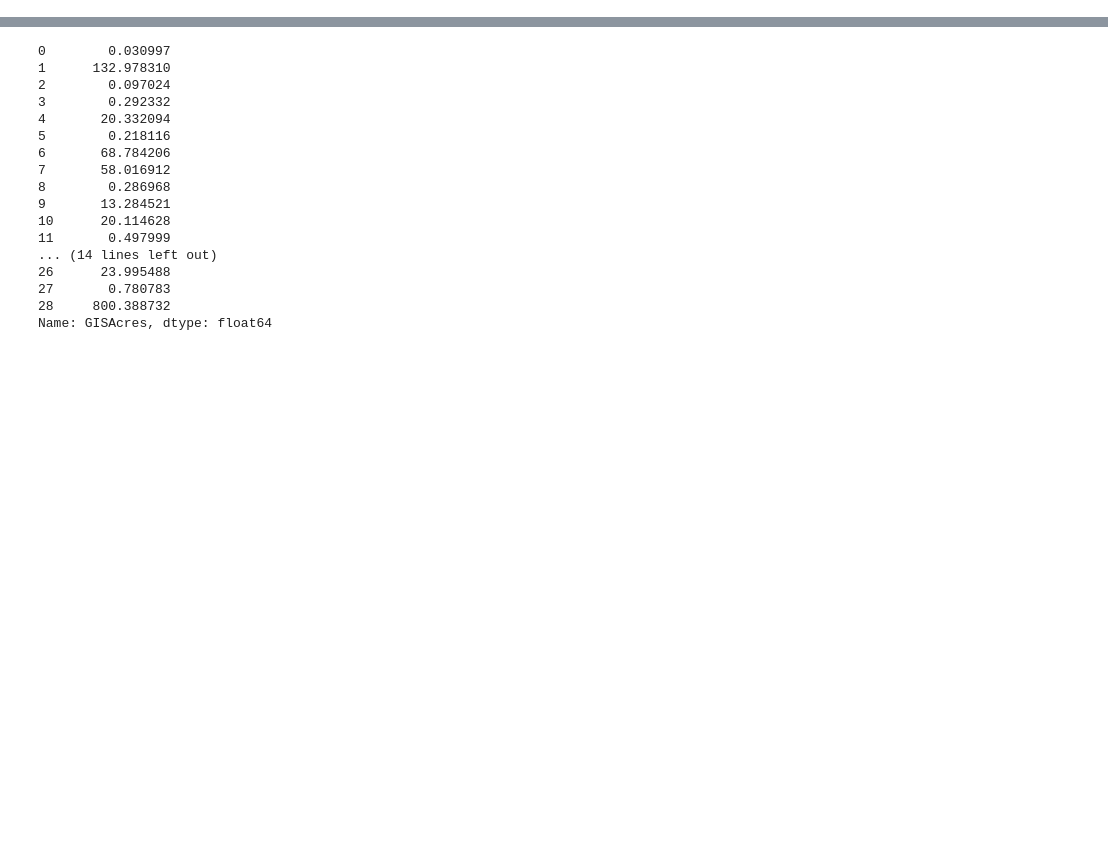
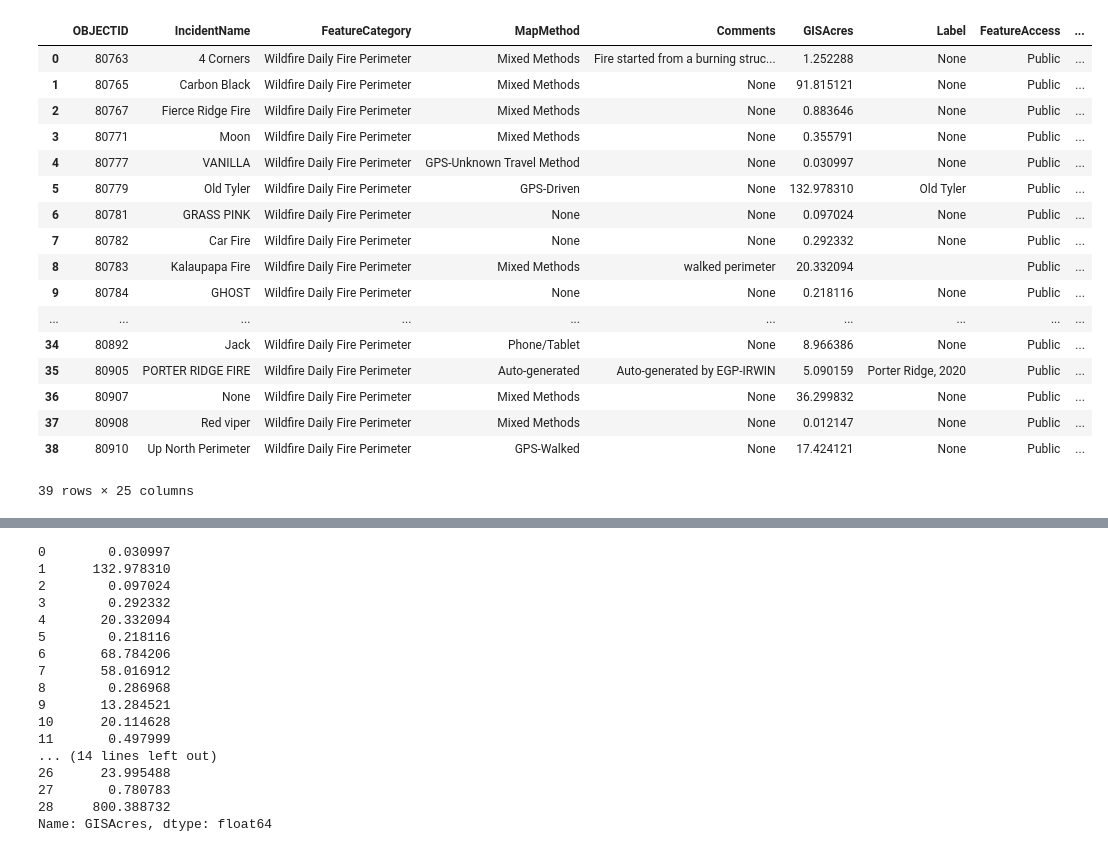
Before and after one commit to lchutny/wildfireplus, a Jupyter notebook: website/flask_test.ipynb, the cells around one changed output, grey strips where cells are left out. Drawn from its saved outputs; the diff is of its cells as text; code cells hidden in the pictures; blank space fills up the shorter version.

Commit message:
fire table and content updates

```diff
--- a/website/flask_test.ipynb
+++ b/website/flask_test.ipynb
@@ -398,3 +394,24 @@ geo_fire
 url = 'https://opendata.arcgis.com/datasets/5da472c6d27b4b67970acc7b5044c862_0.geojson'
 # geo_data = requests.get(url).json()
 geo_data = gpd.read_file(url)
+# %%
+geo_data
+# %% [output]
+|  | OBJECTID | IncidentName | FeatureCategory | MapMethod | Comments | GISAcres | Label | FeatureAccess | ... |
+| 0 | 80763 | 4 Corners | Wildfire Daily Fire Perimeter | Mixed Methods | Fire started from a burning struc... | 1.252288 | None | Public | ... |
+| 1 | 80765 | Carbon Black | Wildfire Daily Fire Perimeter | Mixed Methods | None | 91.815121 | None | Public | ... |
+| 2 | 80767 | Fierce Ridge Fire | Wildfire Daily Fire Perimeter | Mixed Methods | None | 0.883646 | None | Public | ... |
+| 3 | 80771 | Moon | Wildfire Daily Fire Perimeter | Mixed Methods | None | 0.355791 | None | Public | ... |
+| 4 | 80777 | VANILLA | Wildfire Daily Fire Perimeter | GPS-Unknown Travel Method | None | 0.030997 | None | Public | ... |
+| 5 | 80779 | Old Tyler | Wildfire Daily Fire Perimeter | GPS-Driven | None | 132.978310 | Old Tyler | Public | ... |
+| 6 | 80781 | GRASS PINK | Wildfire Daily Fire Perimeter | None | None | 0.097024 | None | Public | ... |
+| 7 | 80782 | Car Fire | Wildfire Daily Fire Perimeter | None | None | 0.292332 | None | Public | ... |
+| 8 | 80783 | Kalaupapa Fire | Wildfire Daily Fire Perimeter | Mixed Methods | walked perimeter | 20.332094 |  | Public | ... |
+| 9 | 80784 | GHOST | Wildfire Daily Fire Perimeter | None | None | 0.218116 | None | Public | ... |
+| ... | ... | ... | ... | ... | ... | ... | ... | ... | ... |
+| 34 | 80892 | Jack | Wildfire Daily Fire Perimeter | Phone/Tablet | None | 8.966386 | None | Public | ... |
+| 35 | 80905 | PORTER RIDGE FIRE | Wildfire Daily Fire Perimeter | Auto-generated | Auto-generated by EGP-IRWIN | 5.090159 | Porter Ridge, 2020 | Public | ... |
+| 36 | 80907 | None | Wildfire Daily Fire Perimeter | Mixed Methods | None | 36.299832 | None | Public | ... |
+| 37 | 80908 | Red viper | Wildfire Daily Fire Perimeter | Mixed Methods | None | 0.012147 | None | Public | ... |
+| 38 | 80910 | Up North Perimeter | Wildfire Daily Fire Perimeter | GPS-Walked | None | 17.424121 | None | Public | ... |
+39 rows × 25 columns
```
Also changed, not shown: parts of 32 cells of this notebook, 4 other files.
